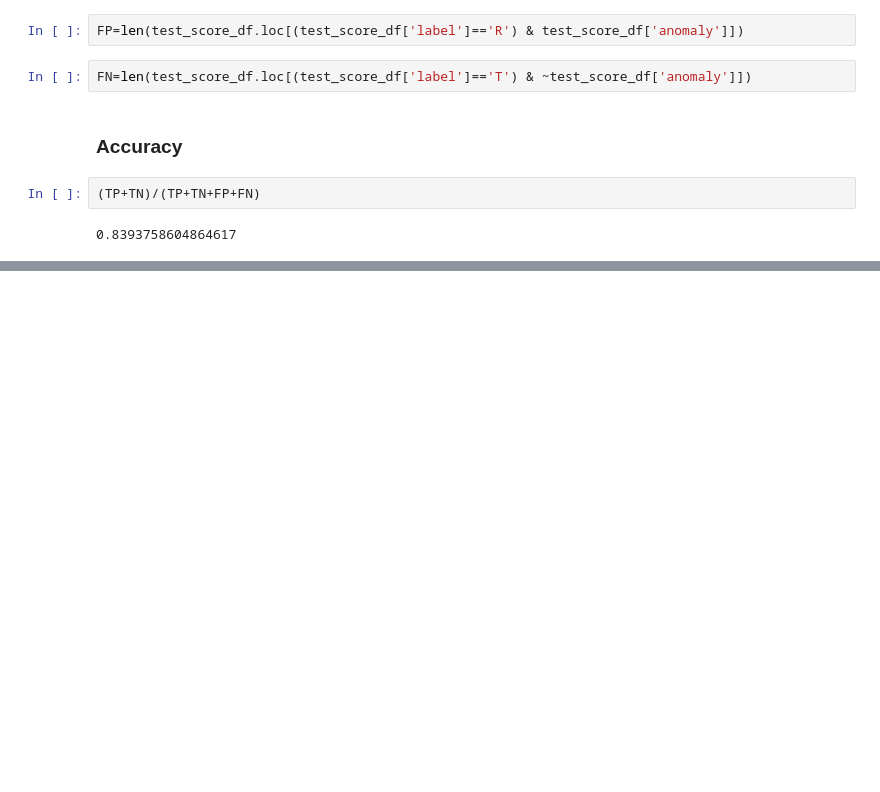
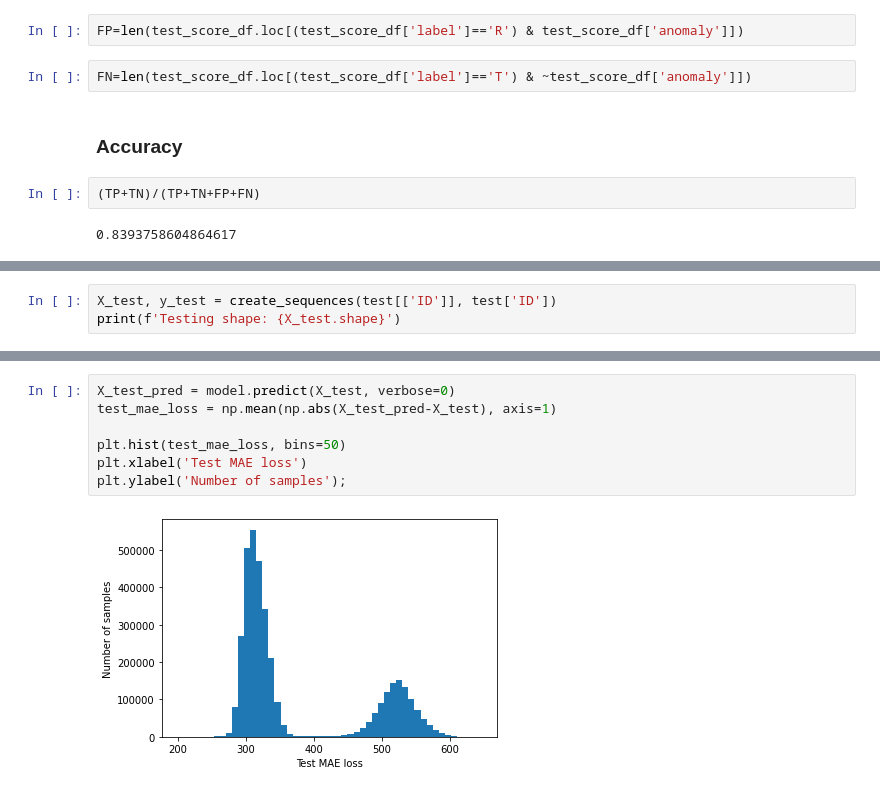
Before and after one commit to ho7221/DL_term_project, a Jupyter notebook: rnn_2.ipynb, the cells around one changed output, grey strips where cells are left out. Drawn from its saved outputs; the diff is of its cells as text; blank space fills up the shorter version.

```diff
--- a/rnn_2.ipynb
+++ b/rnn_2.ipynb
@@ -498,0 +521,3 @@ FN=len(test_score_df.loc[(test_score_df['label']=='T') & ~test_score_df['anomaly
+# %%
+X_test, y_test = create_sequences(test[['ID']], test['ID'])
+print(f'Testing shape: {X_test.shape}')
@@ -498,0 +599,9 @@ FN=len(test_score_df.loc[(test_score_df['label']=='T') & ~test_score_df['anomaly
+# %%
+X_test_pred = model.predict(X_test, verbose=0)
+test_mae_loss = np.mean(np.abs(X_test_pred-X_test), axis=1)
+
+plt.hist(test_mae_loss, bins=50)
+plt.xlabel('Test MAE loss')
+plt.ylabel('Number of samples');
+# %% [output]
+[figure, added]
```
Also changed, not shown: parts of 24 cells of this notebook.
